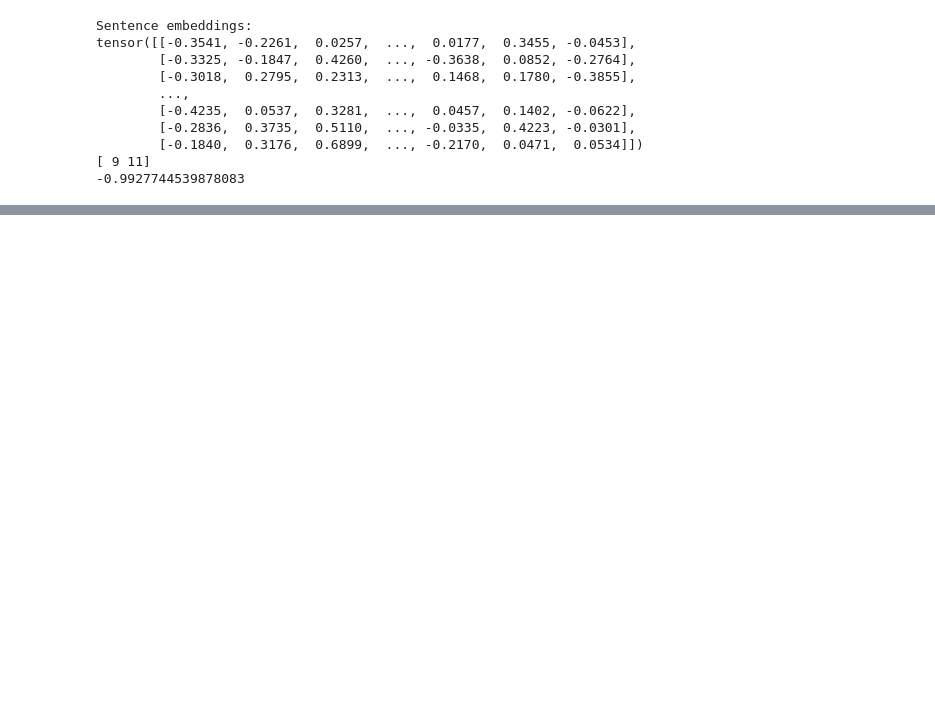
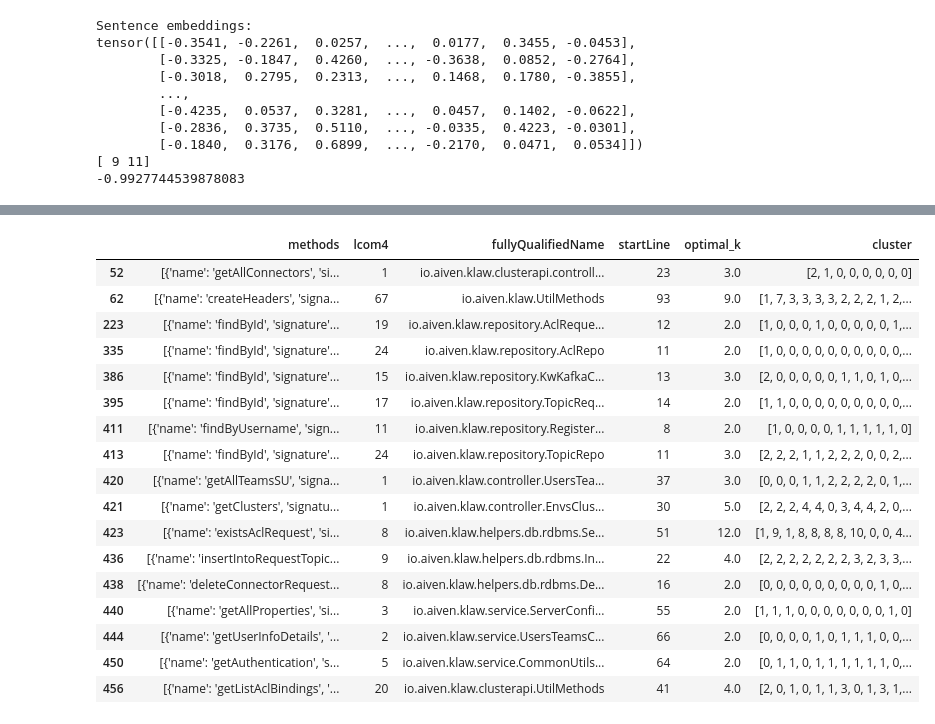
Before and after one commit to Ricaps/JEAD, a Jupyter notebook: AiDetector/training/src/pipelines/multi-service.ipynb, the cells around one changed output, grey strips where cells are left out. Drawn from its saved outputs; the diff is of its cells as text; code cells hidden in the pictures; blank space fills up the shorter version.

Commit message:
extract and evaluate multi service

```diff
--- a/AiDetector/training/src/pipelines/multi-service.ipynb
+++ b/AiDetector/training/src/pipelines/multi-service.ipynb
@@ -444,0 +530,46 @@ tensor([[-0.3541, -0.2261,  0.0257,  ...,  0.0177,  0.3455, -0.0453],
+# %%
+input_file = "/media/martin/BigData/datasets/github-projects/klaw/multi-service-result-codebert-signatures.jsonl"
+
+df = pd.read_json(input_file, lines=True)
+one_cluster_lines = df.loc[df.get("optimal_k") == 1]
+
+count = 0
+evaluation_property = "methods"
+for _, record in one_cluster_lines.iterrows():
+    if len(record[evaluation_property]) > 10:
+        # print(record["methodSignatures"])
+        count += 1
+
+print(count)
+
+more_cluster_lines = df.loc[df.get("optimal_k") > 1]
+
+class_clusters = defaultdict(dict)
+
+for _, record in more_cluster_lines.iterrows():
+    k = record["optimal_k"]
+    clusters = record["cluster"]
+    methods = record["methods"]
+    class_name = record["fullyQualifiedName"]
+    cohesion = record["lcom4"]
+
+    method_clusters = {}
+    for index, cluster in enumerate(clusters):
+        cluster_number_str = str(cluster)
+        method = methods[index]
+        if cluster_number_str in method_clusters:
+            method_clusters[cluster_number_str].append(method)
+        else:
+            method_clusters[cluster_number_str] = [method]
+
+    class_clusters[class_name]["methods"] = method_clusters
+    class_clusters[class_name]["lcom4"] = cohesion
+
+for className, metadata in class_clusters.items():
+    print(f"--- Class {className}, LCOM4: {metadata['lcom4']} ---")
+    for cluster, methods in metadata["methods"].items():
+        print(f"Cluster {cluster}: {json.dumps(methods, indent=2)}\n")
+    print()
+
+more_cluster_lines
+# %% [output]
@@ -444,0 +593,18 @@ tensor([[-0.3541, -0.2261,  0.0257,  ...,  0.0177,  0.3455, -0.0453],
+|  | methods | lcom4 | fullyQualifiedName | startLine | optimal_k | cluster |
+| 52 | [{'name': 'getAllConnectors', 'si... | 1 | io.aiven.klaw.clusterapi.controll... | 23 | 3.0 | [2, 1, 0, 0, 0, 0, 0, 0] |
+| 62 | [{'name': 'createHeaders', 'signa... | 67 | io.aiven.klaw.UtilMethods | 93 | 9.0 | [1, 7, 3, 3, 3, 3, 2, 2, 2, 1, 2,... |
+| 223 | [{'name': 'findById', 'signature'... | 19 | io.aiven.klaw.repository.AclReque... | 12 | 2.0 | [1, 0, 0, 0, 1, 0, 0, 0, 0, 0, 1,... |
+| 335 | [{'name': 'findById', 'signature'... | 24 | io.aiven.klaw.repository.AclRepo | 11 | 2.0 | [1, 0, 0, 0, 0, 0, 0, 0, 0, 0, 0,... |
+| 386 | [{'name': 'findById', 'signature'... | 15 | io.aiven.klaw.repository.KwKafkaC... | 13 | 3.0 | [2, 0, 0, 0, 0, 0, 1, 1, 0, 1, 0,... |
+| 395 | [{'name': 'findById', 'signature'... | 17 | io.aiven.klaw.repository.TopicReq... | 14 | 2.0 | [1, 1, 0, 0, 0, 0, 0, 0, 0, 0, 0,... |
+| 411 | [{'name': 'findByUsername', 'sign... | 11 | io.aiven.klaw.repository.Register... | 8 | 2.0 | [1, 0, 0, 0, 0, 1, 1, 1, 1, 1, 0] |
+| 413 | [{'name': 'findById', 'signature'... | 24 | io.aiven.klaw.repository.TopicRepo | 11 | 3.0 | [2, 2, 2, 1, 1, 2, 2, 2, 0, 0, 2,... |
+| 420 | [{'name': 'getAllTeamsSU', 'signa... | 1 | io.aiven.klaw.controller.UsersTea... | 37 | 3.0 | [0, 0, 0, 1, 1, 2, 2, 2, 2, 0, 1,... |
+| 421 | [{'name': 'getClusters', 'signatu... | 1 | io.aiven.klaw.controller.EnvsClus... | 30 | 5.0 | [2, 2, 2, 4, 4, 0, 3, 4, 4, 2, 0,... |
+| 423 | [{'name': 'existsAclRequest', 'si... | 8 | io.aiven.klaw.helpers.db.rdbms.Se... | 51 | 12.0 | [1, 9, 1, 8, 8, 8, 8, 10, 0, 0, 4... |
+| 436 | [{'name': 'insertIntoRequestTopic... | 9 | io.aiven.klaw.helpers.db.rdbms.In... | 22 | 4.0 | [2, 2, 2, 2, 2, 2, 2, 3, 2, 3, 3,... |
+| 438 | [{'name': 'deleteConnectorRequest... | 8 | io.aiven.klaw.helpers.db.rdbms.De... | 16 | 2.0 | [0, 0, 0, 0, 0, 0, 0, 0, 0, 1, 0,... |
+| 440 | [{'name': 'getAllProperties', 'si... | 3 | io.aiven.klaw.service.ServerConfi... | 55 | 2.0 | [1, 1, 1, 0, 0, 0, 0, 0, 0, 0, 1, 0] |
+| 444 | [{'name': 'getUserInfoDetails', '... | 2 | io.aiven.klaw.service.UsersTeamsC... | 66 | 2.0 | [0, 0, 0, 0, 1, 0, 1, 1, 1, 0, 0,... |
+| 450 | [{'name': 'getAuthentication', 's... | 5 | io.aiven.klaw.service.CommonUtils... | 64 | 2.0 | [0, 1, 1, 0, 1, 1, 1, 1, 1, 1, 0,... |
+| 456 | [{'name': 'getListAclBindings', '... | 20 | io.aiven.klaw.clusterapi.UtilMethods | 41 | 4.0 | [2, 0, 1, 0, 1, 1, 3, 0, 1, 3, 1,... |
```
Also changed, not shown: parts of 5 cells of this notebook, 4 other files.
